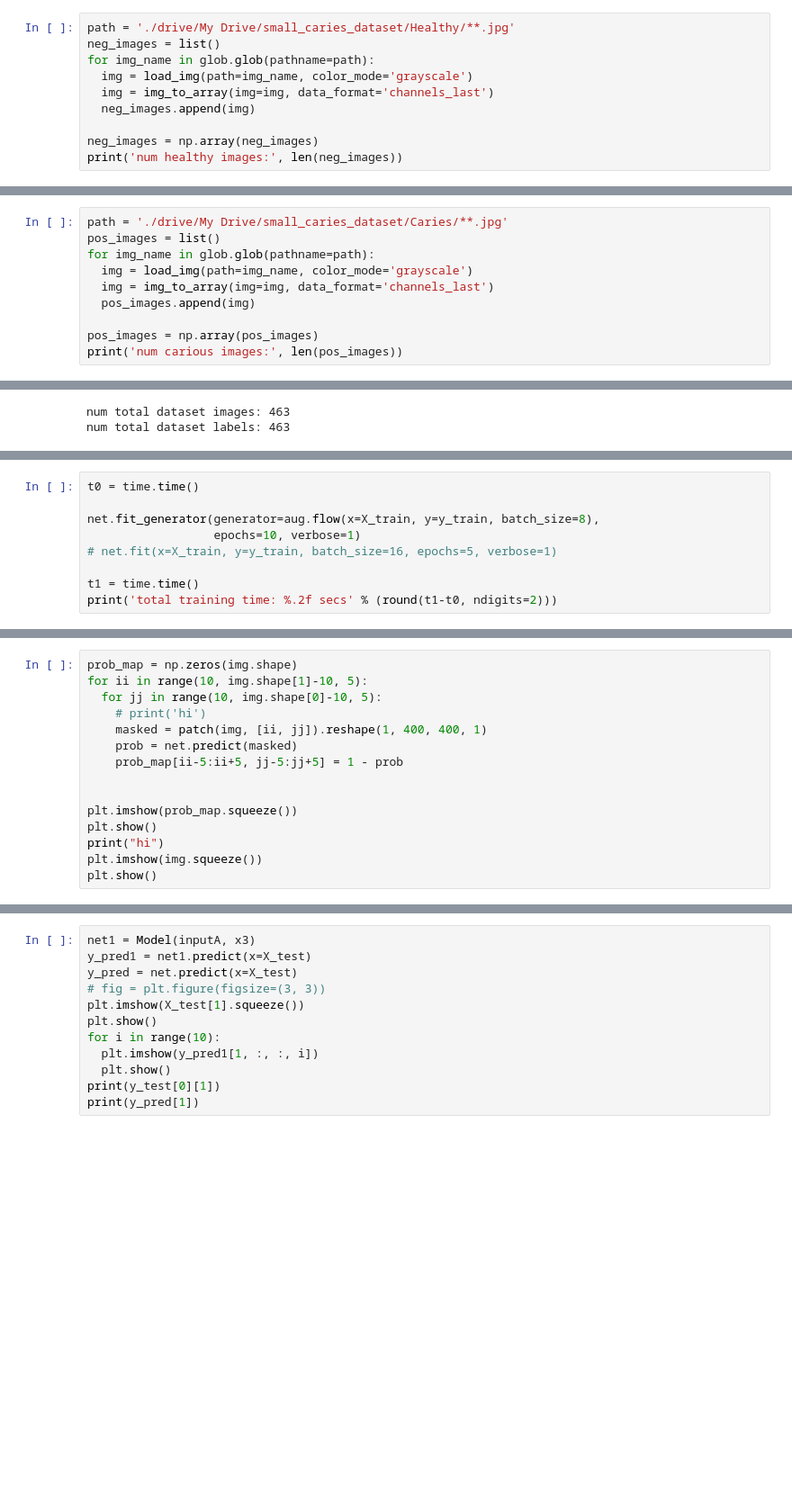
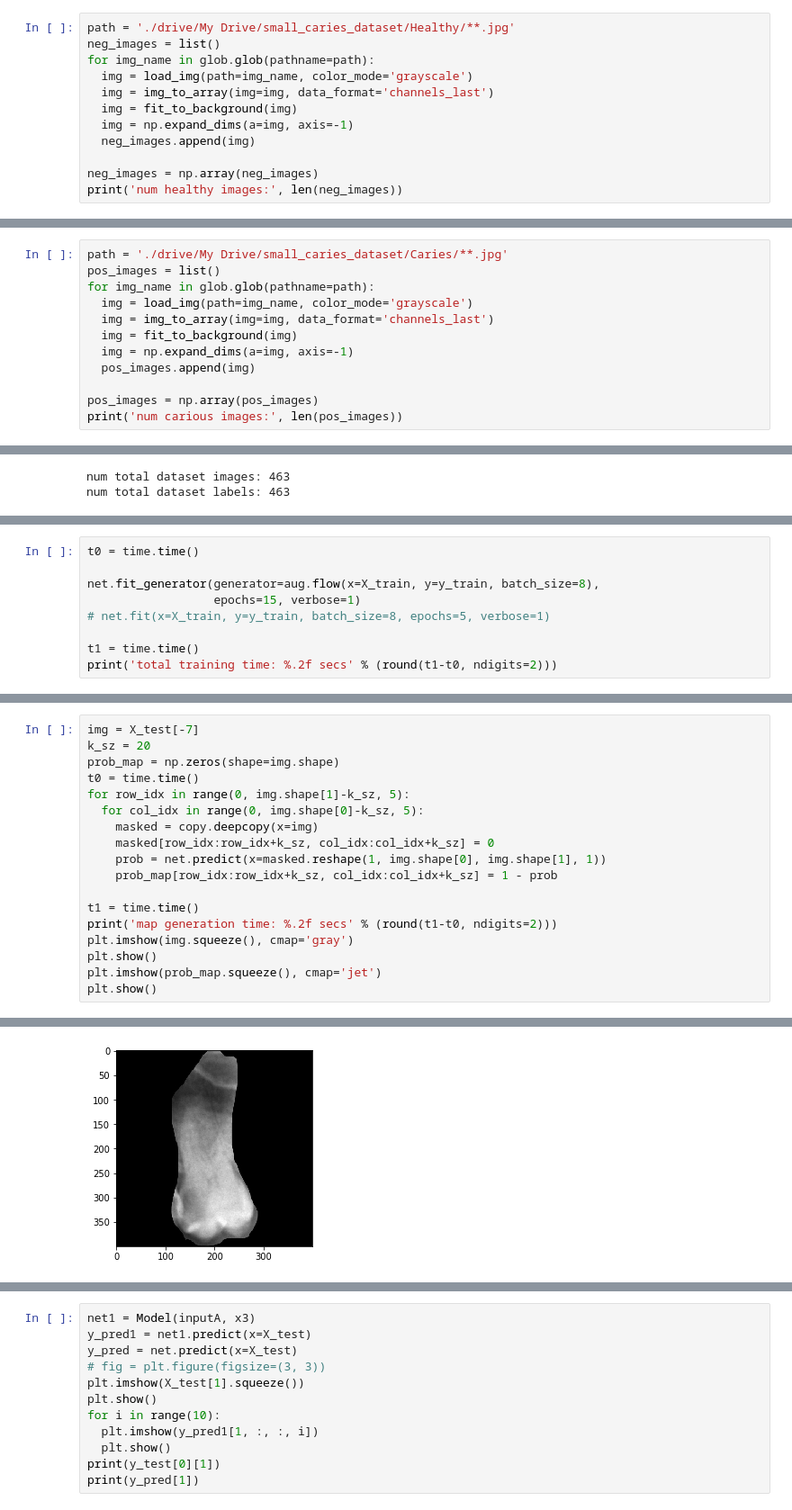
Before and after one commit to armiro/Dental-Caries-Classification, a Jupyter notebook: dental_caries_classification.ipynb, the cells around one changed output, grey strips where cells are left out. Shown: that part at 90% size. Drawn from its saved outputs; the diff is of its cells as text; blank space fills up the shorter version.

Commit message:
add layers to model/ fit the input images into background

```diff
--- a/dental_caries_classification.ipynb
+++ b/dental_caries_classification.ipynb
@@ -18,6 +24,8 @@ neg_images = list()
 for img_name in glob.glob(pathname=path):
   img = load_img(path=img_name, color_mode='grayscale')
   img = img_to_array(img=img, data_format='channels_last')
+  img = fit_to_background(img)
+  img = np.expand_dims(a=img, axis=-1)
   neg_images.append(img)
 
 neg_images = np.array(neg_images)
@@ -30,6 +38,8 @@ pos_images = list()
 for img_name in glob.glob(pathname=path):
   img = load_img(path=img_name, color_mode='grayscale')
   img = img_to_array(img=img, data_format='channels_last')
+  img = fit_to_background(img)
+  img = np.expand_dims(a=img, axis=-1)
   pos_images.append(img)
 
 pos_images = np.array(pos_images)
@@ -138,8 +150,8 @@ _________________________________________________________________
 t0 = time.time()
 
 net.fit_generator(generator=aug.flow(x=X_train, y=y_train, batch_size=8),
-                  epochs=10, verbose=1)
-# net.fit(x=X_train, y=y_train, batch_size=16, epochs=5, verbose=1)
+                  epochs=15, verbose=1)
+# net.fit(x=X_train, y=y_train, batch_size=8, epochs=5, verbose=1)
 
 t1 = time.time()
 print('total training time: %.2f secs' % (round(t1-t0, ndigits=2)))
@@ -199,15 +223,0 @@ print(net.predict(x=img.reshape(1, 400, 400, 1)))
-# %%
-prob_map = np.zeros(img.shape)
-for ii in range(10, img.shape[1]-10, 5):
-  for jj in range(10, img.shape[0]-10, 5):
-    # print('hi')
-    masked = patch(img, [ii, jj]).reshape(1, 400, 400, 1)
-    prob = net.predict(masked)
-    prob_map[ii-5:ii+5, jj-5:jj+5] = 1 - prob
-
-
-plt.imshow(prob_map.squeeze())
-plt.show()
-print("hi")
-plt.imshow(img.squeeze())
-plt.show()
@@ -230,0 +224,19 @@ plt.imshow(test_img)
+# %%
+img = X_test[-7]
+k_sz = 20
+prob_map = np.zeros(shape=img.shape)
+t0 = time.time()
+for row_idx in range(0, img.shape[1]-k_sz, 5):
+  for col_idx in range(0, img.shape[0]-k_sz, 5):
+    masked = copy.deepcopy(x=img)
+    masked[row_idx:row_idx+k_sz, col_idx:col_idx+k_sz] = 0
+    prob = net.predict(x=masked.reshape(1, img.shape[0], img.shape[1], 1))
+    prob_map[row_idx:row_idx+k_sz, col_idx:col_idx+k_sz] = 1 - prob
+
+t1 = time.time()
+print('map generation time: %.2f secs' % (round(t1-t0, ndigits=2)))
+plt.imshow(img.squeeze(), cmap='gray')
+plt.show()
+plt.imshow(prob_map.squeeze(), cmap='jet')
+plt.show()
+# %% [output]
@@ -230,0 +244 @@ plt.imshow(test_img)
+[figure, added]
```
Also changed, not shown: parts of 12 cells of this notebook.
